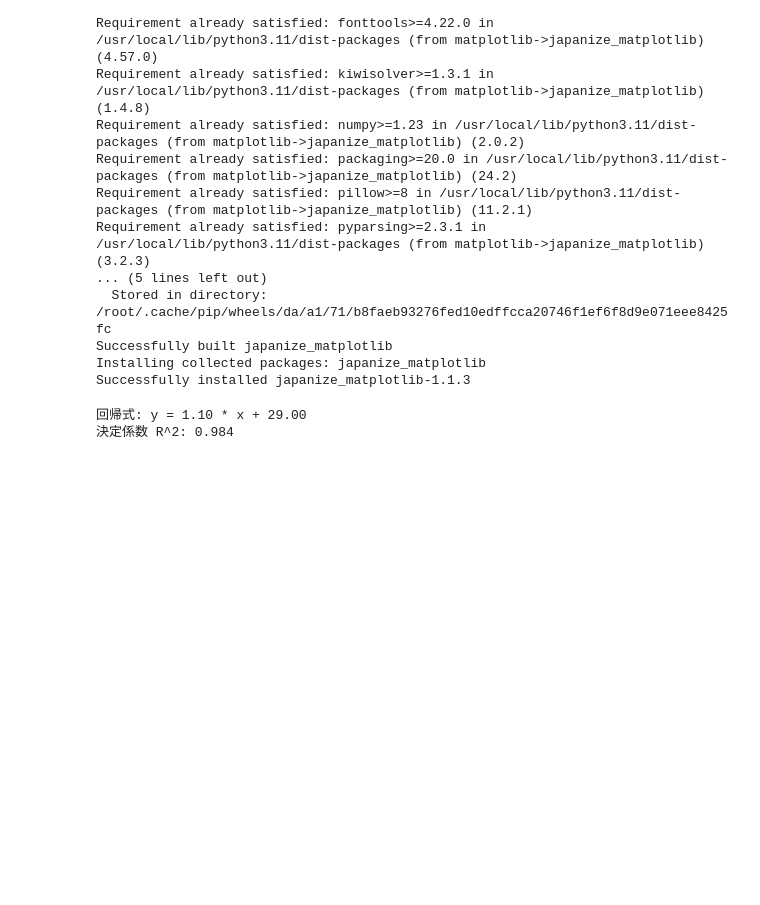
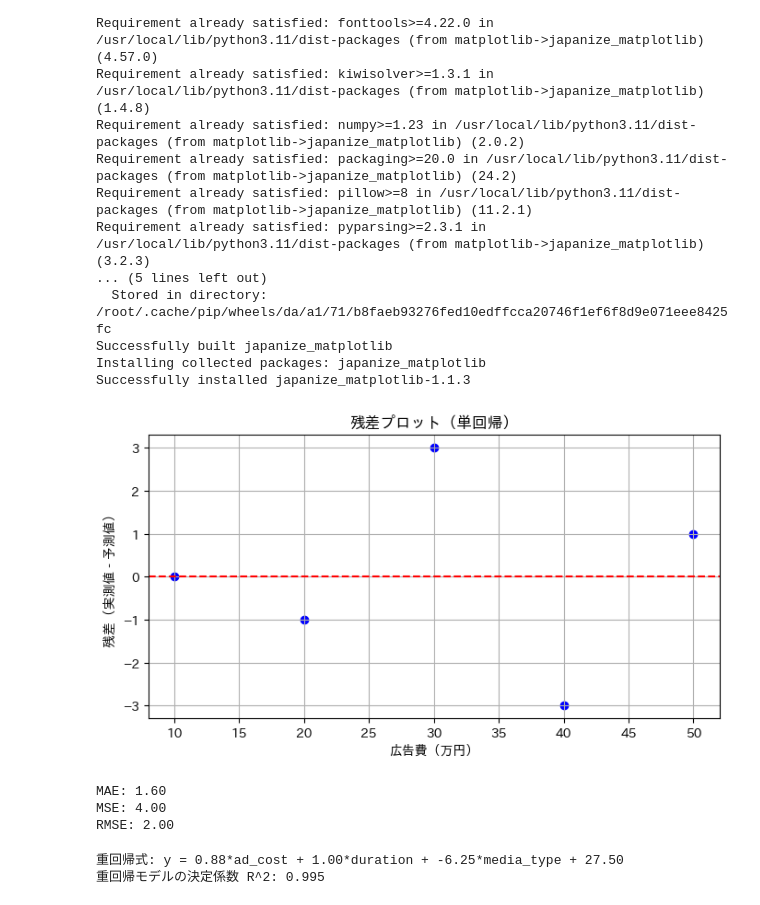
Before and after one commit to reireu/for-copy, a Jupyter notebook: Untitled56.ipynb, the cells around one changed output. Drawn from its saved outputs; the diff is of its cells as text; code cells hidden in the pictures; blank space fills up the shorter version.

```diff
--- a/Untitled56.ipynb
+++ b/Untitled56.ipynb
@@ -69,22 +69,59 @@ Requirement already satisfied: pyparsing>=2.3.1 in /usr/local/lib/python3.11/dis
 Successfully built japanize_matplotlib
 Installing collected packages: japanize_matplotlib
 Successfully installed japanize_matplotlib-1.1.3
-# %%
-X = df[['ad_cost']]
-y = df['sales']
-
-# モデル作成・学習
-model = LinearRegression()
-model.fit(X, y)
-
-# 回帰係数と切片
-a = model.coef_[0]
-b = model.intercept_
-r2 = model.score(X, y)
-
-# 結果表示
-print(f"回帰式: y = {a:.2f} * x + {b:.2f}")
-print(f"決定係数 R^2: {r2:.3f}")
-# %% [output]
-回帰式: y = 1.10 * x + 29.00
-決定係数 R^2: 0.984
+# %%
+from sklearn.metrics import mean_absolute_error, mean_squared_error
+import numpy as np
+
+# 予測値と残差の計算
+y_pred = model.predict(X)
+residuals = y - y_pred
+
+# 残差プロット
+plt.figure(figsize=(8, 4))
+plt.scatter(df['ad_cost'], residuals, color='blue')
+plt.axhline(0, color='red', linestyle='--')
+plt.xlabel('広告費（万円）')
+plt.ylabel('残差（実測値 - 予測値）')
+plt.title('残差プロット（単回帰）')
+plt.grid(True)
+plt.show()
+
+# 評価指標の計算
+mae = mean_absolute_error(y, y_pred)
+mse = mean_squared_error(y, y_pred)
+rmse = np.sqrt(mse)
+
+print(f"MAE: {mae:.2f}")
+print(f"MSE: {mse:.2f}")
+print(f"RMSE: {rmse:.2f}")
+# %% [output]
+[figure, added]
+MAE: 1.60
+MSE: 4.00
+RMSE: 2.00
+# %%
+# 重回帰用データ
+df_multi = pd.DataFrame({
+    'ad_cost': [10, 20, 30, 40, 50],
+    'duration': [5, 10, 10, 15, 20],
+    'media_type': [0, 1, 0, 1, 1],    # （0: チラシ, 1: SNS）
+    'sales': [40, 50, 65, 70, 85]
+})
+
+X_multi = df_multi[['ad_cost', 'duration', 'media_type']]
+y_multi = df_multi['sales']
+
+model_multi = LinearRegression()
+model_multi.fit(X_multi, y_multi)
+
+# 回帰係数と切片
+coefs = model_multi.coef_
+intercept = model_multi.intercept_
+r2_multi = model_multi.score(X_multi, y_multi)
+
+print(f"重回帰式: y = {coefs[0]:.2f}*ad_cost + {coefs[1]:.2f}*duration + {coefs[2]:.2f}*media_type + {intercept:.2f}")
+print(f"重回帰モデルの決定係数 R^2: {r2_multi:.3f}")
+# %% [output]
+重回帰式: y = 0.88*ad_cost + 1.00*duration + -6.25*media_type + 27.50
+重回帰モデルの決定係数 R^2: 0.995
```
Also changed, not shown: parts of 1 cell of this notebook.
